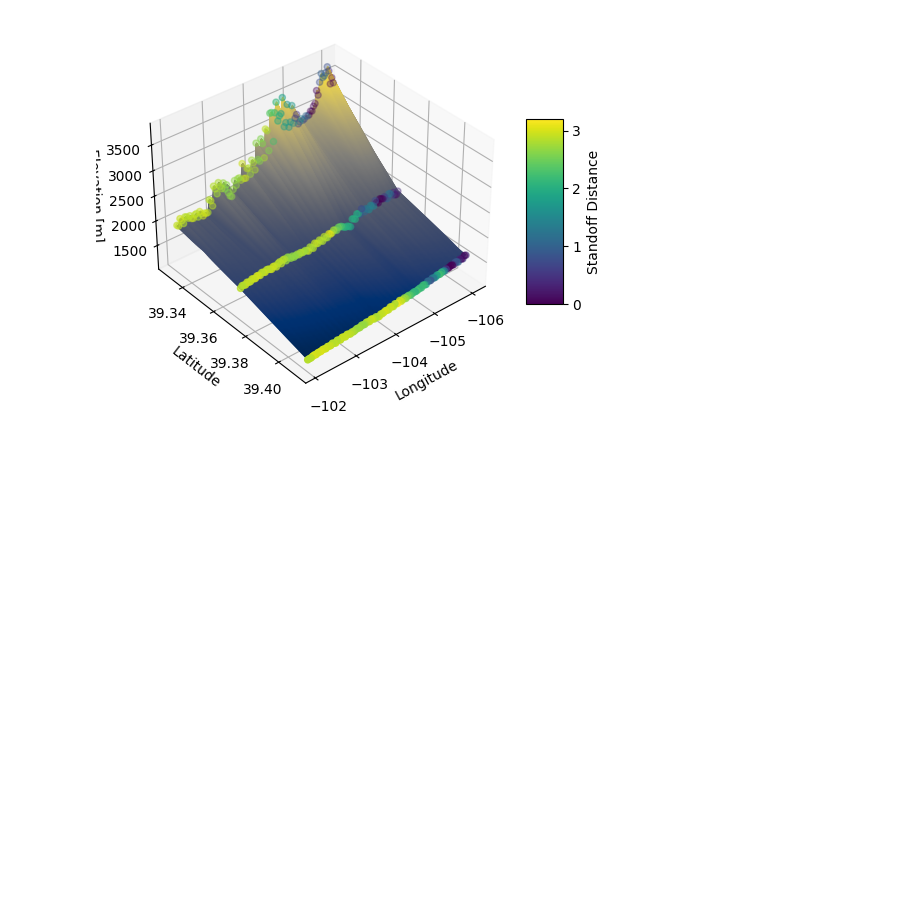
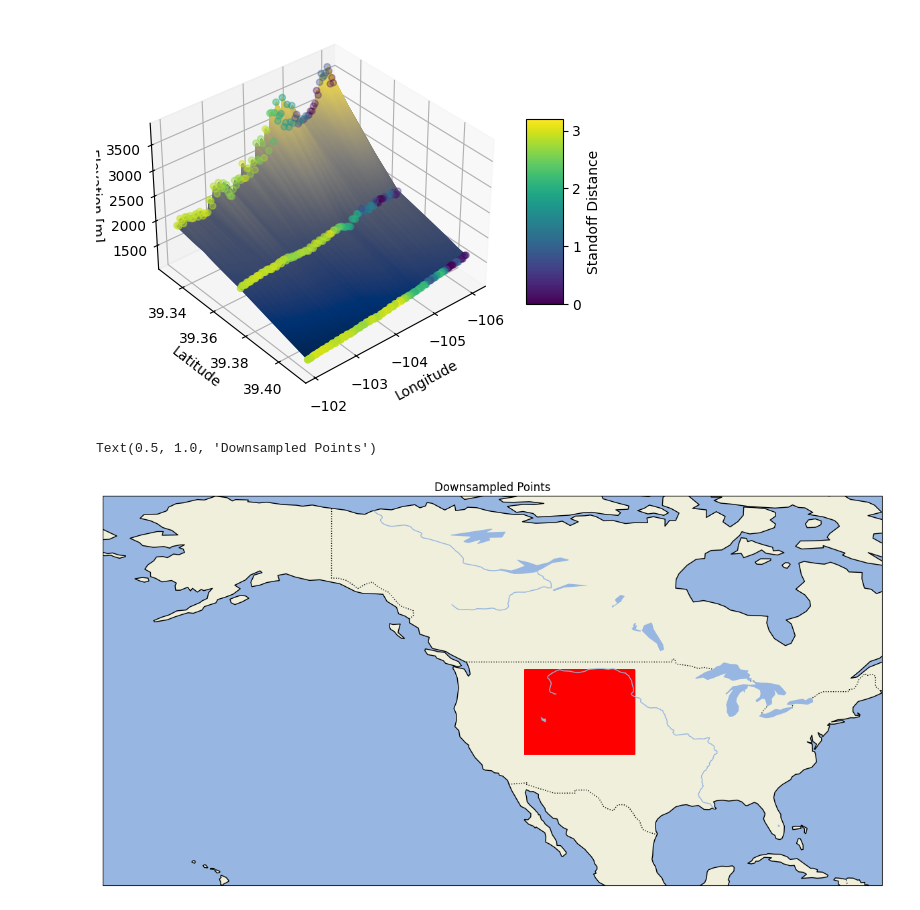
Before and after one commit to tobin-ford/world-map, a Jupyter notebook: front_range_map.ipynb, the cells around one changed output. Drawn from its saved outputs; the diff is of its cells as text; code cells hidden in the pictures; blank space fills up the shorter version.

```diff
--- a/front_range_map.ipynb
+++ b/front_range_map.ipynb
@@ -260,3 +260,41 @@ ax.view_init(elev=35, azim=50)
 plt.show()
 # %% [output]
 [figure]
+# %%
+test = pvdeg.scenario.GeospatialScenario(
+    name='bbox-test'
+)
+
+# all 4 corners of box (lat, long) pairs
+lat_long = np.array([
+    [47.960502, -115.048828],
+    [47.842658, -101.118164],
+    [36.738884, -113.686523],
+    [36.633162, -100.283203],
+])
+
+test.addLocation(
+    country='United States',
+    bbox_kwarg={'coords' : lat_long}
+)
+# %%
+fig = plt.figure(figsize=(15,10))
+ax = plt.axes(projection=ccrs.PlateCarree())
+
+ax.add_feature(cfeature.BORDERS, linestyle=':')
+ax.add_feature(cfeature.COASTLINE)
+ax.add_feature(cfeature.LAND)
+ax.add_feature(cfeature.OCEAN)
+ax.add_feature(cfeature.LAKES)
+ax.add_feature(cfeature.RIVERS)
+
+ax.scatter(test.meta_data['longitude'], test.meta_data['latitude'], s=1, color='red',transform=ccrs.PlateCarree())
+
+US_bbox = (-171.791110603, 18.91619, -66.96466, 71.3577635769)
+ax.set_xlim(US_bbox[0], US_bbox[2])  # Set longitude limits
+ax.set_ylim(US_bbox[1], US_bbox[3])  # Set latitude limits
+
+plt.title('Downsampled Points')
+# %% [output]
+Text(0.5, 1.0, 'Downsampled Points')
+[figure, added]
```
Also changed, not shown: 2 other files.
